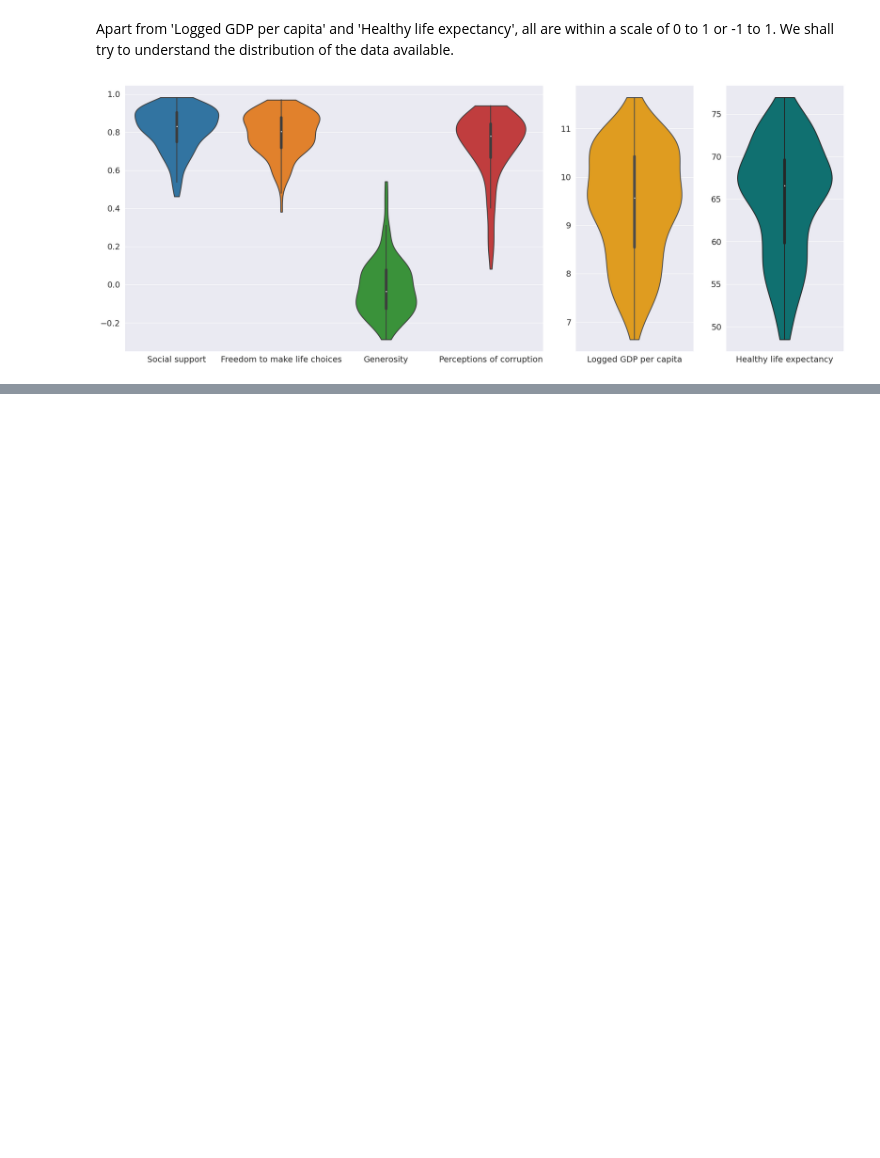
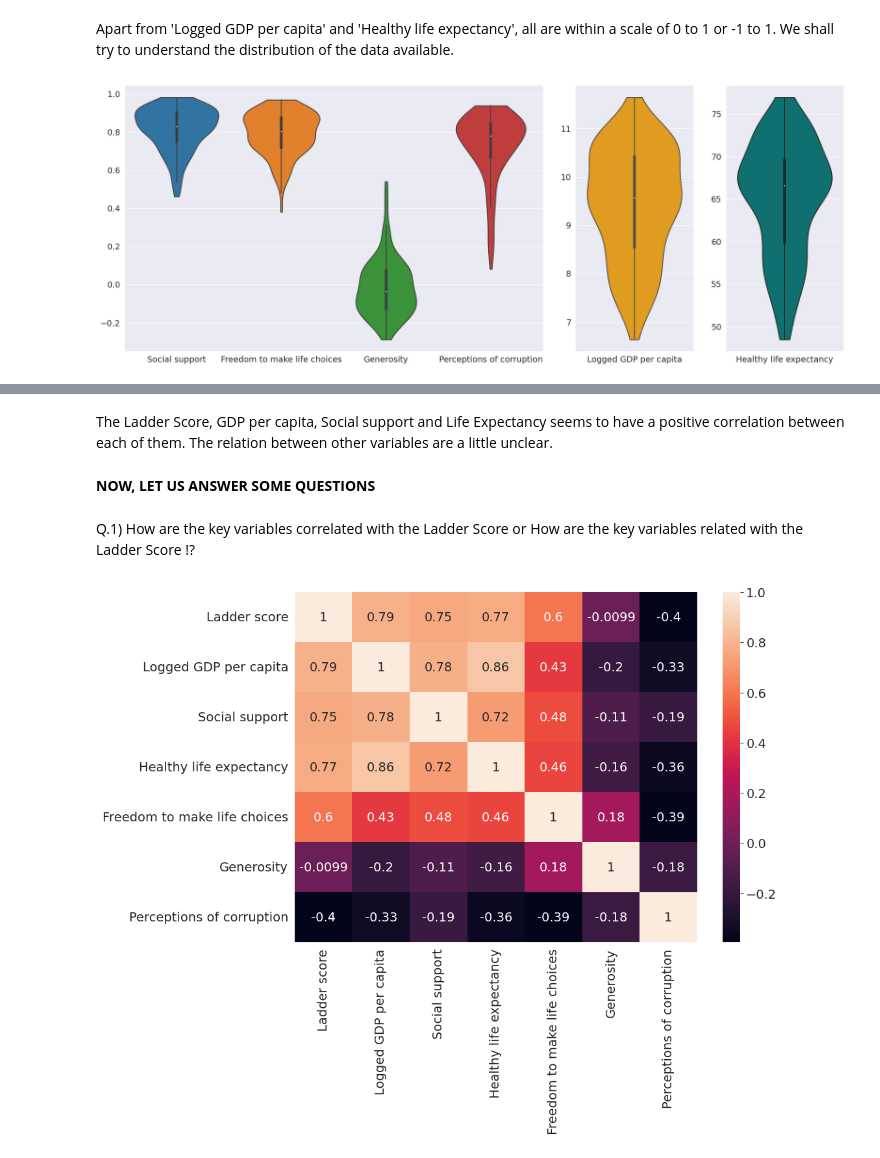
Before and after one commit to ameya932/World-Happiness-Report, a Jupyter notebook: World_Happiness_Report.ipynb, the cells around one changed output, grey strips where cells are left out. Cells and saved outputs as stored; diff of their text form; code cells hidden in the pictures; blank space fills up the shorter version.

```diff
--- a/World_Happiness_Report.ipynb
+++ b/World_Happiness_Report.ipynb
@@ -126,0 +174,13 @@ plt.show()
+# %% [markdown]
+The Ladder Score, GDP per capita, Social support and Life Expectancy seems to have a positive correlation between each of them. The relation between other variables are a little unclear.
+# %% [markdown]
+**NOW, LET US ANSWER SOME QUESTIONS**
+# %% [markdown]
+Q.1) How are the key variables correlated with the Ladder Score or How are the key variables related with the Ladder Score !?
+# %%
+corr_2021 = report.iloc[1:,1:].corr()
+fig,ax = plt.subplots(figsize=(10,7))
+sns.heatmap(corr_2021,annot=True,square=False,ax=ax)
+plt.show()
+# %% [output]
+[figure, added]
```
Also changed, not shown: parts of 8 cells of this notebook.
